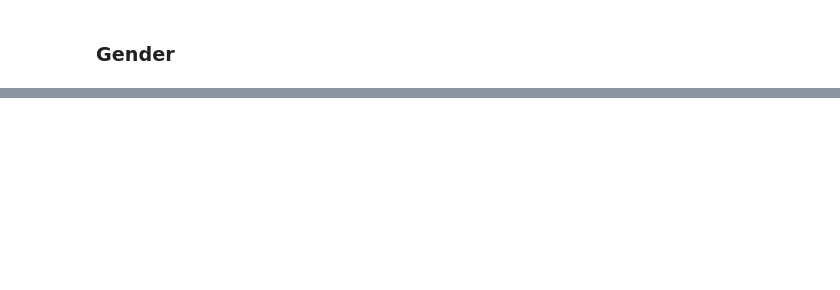
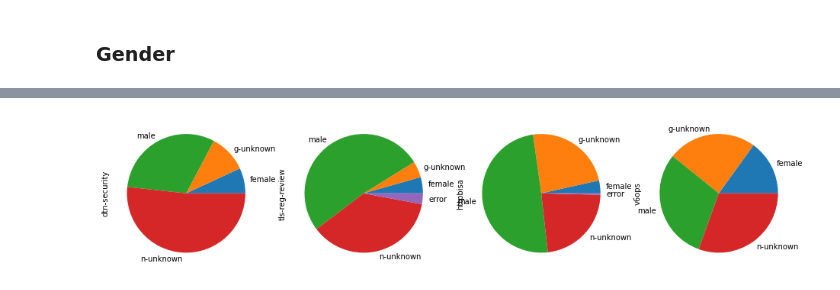
Before and after one commit to datactive/bigbang, a Jupyter notebook: examples/CLBE Tutorial Materials.ipynb, the cells around one changed output, grey strips where cells are left out. Cells and saved outputs as stored; diff of their text form; code cells hidden in the pictures; blank space fills up the shorter version.

```diff
--- a/examples/CLBE Tutorial Materials.ipynb
+++ b/examples/CLBE Tutorial Materials.ipynb
@@ -295,13 +454,10 @@ gender_ambiguous_names = {}
 
 def guess_gender(name):
     if not name:
-        return 'name unknown'
+        return 'n-unknown'
     try:
         if detector.guess(name) == 'unknown':
-            if name in gender_ambiguous_names:
-                gender_ambiguous_names[name] += 1
-            else:
-                gender_ambiguous_names[name] = 1
+            return 'g-unknown'
 
         return detector.guess(name)
     except:
@@ -316,10 +472,8 @@ for i, arx in enumerate(arxs):
     activityFrame['First Name'] = activityFrame['Name'].map(lambda x: parse.guess_first_name(x))
     activityFrame['Guessed Gender'] = activityFrame['First Name'].map(guess_gender)
 
-    activityFrame.to_csv(('senders_guessed_gender-%s.csv' % mls[i]),encoding='utf-8')
-
     counts = activityFrame.groupby('Guessed Gender')['Message Count'].count()
-    counts.name=mls[i]
+    counts['name'] =mls[i]
     series.append(counts)
 
-pd.DataFrame(series)
+gender_data = pd.DataFrame.from_records(series, index = 'name').transpose()
@@ -333,0 +490,9 @@ pd.DataFrame(series)
+# %%
+figure, axes = plt.subplots(ncols=len(arxs), figsize=(16,4))
+
+for i, arx in enumerate(arxs):
+    # plt.subplot(figdim + i + 1) # create a subplot keyed to the index of this ml
+    gender_data.plot(kind='pie', y=mls[i], ax = axes[i])
+    axes[i].get_legend().remove()
+# %% [output]
+[figure, added]
```
Also changed, not shown: parts of 36 cells of this notebook.
